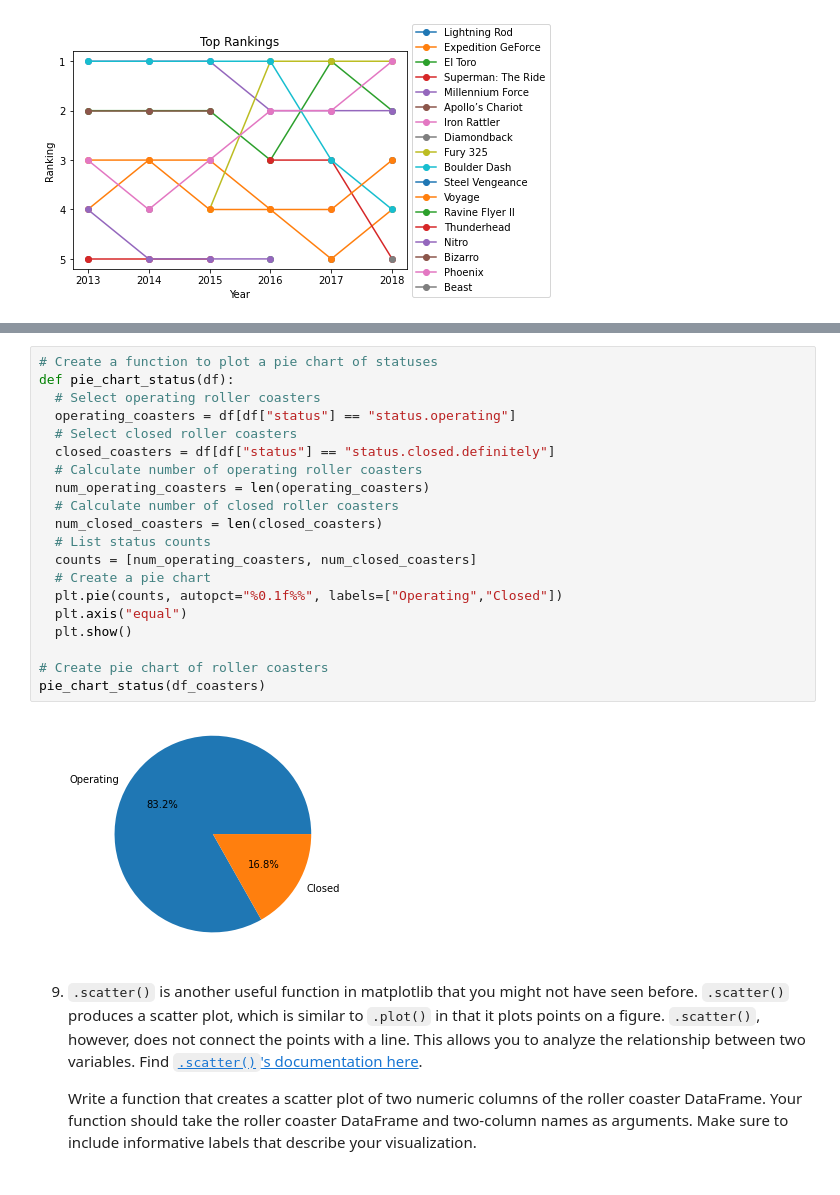
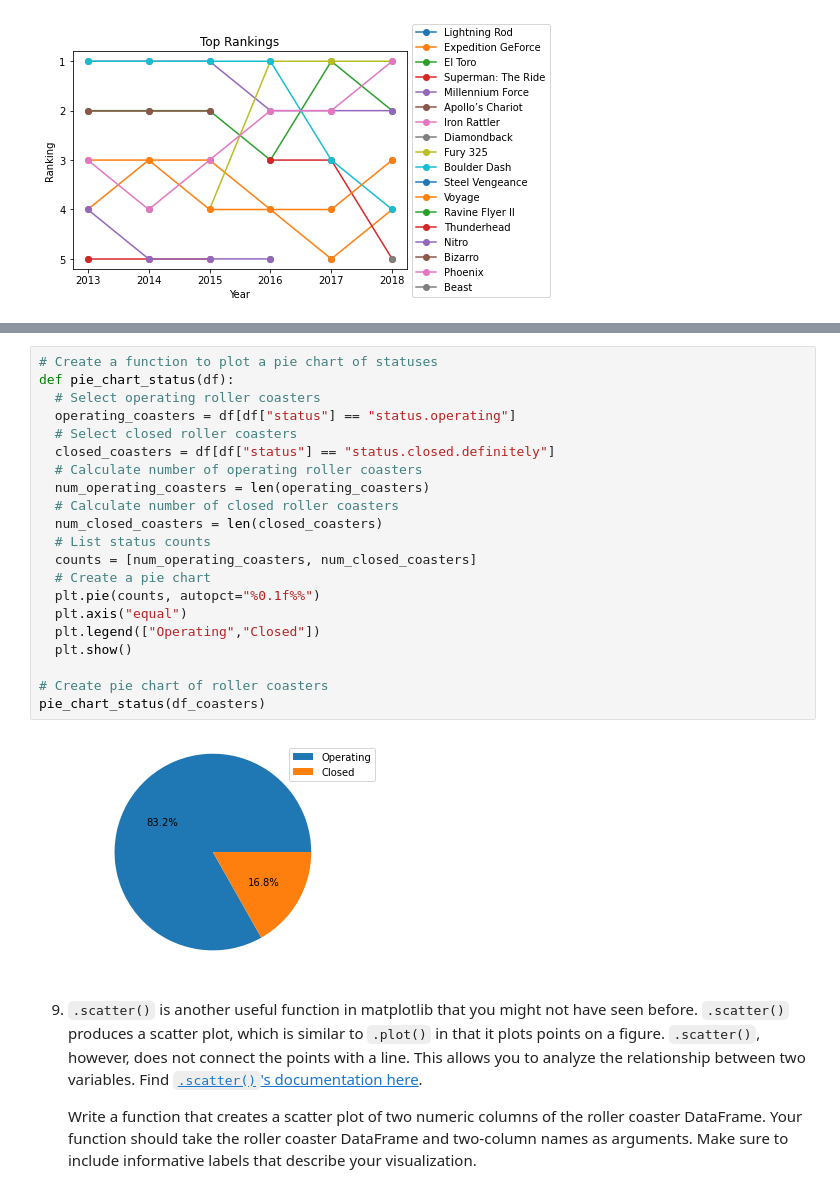
Before and after one commit to soyuz108/Roller-Coasters, a Jupyter notebook: Roller Coaster.ipynb, the cells around one changed output, grey strips where cells are left out. Cells and saved outputs as stored; diff of their text form.

```diff
--- a/Roller Coaster.ipynb
+++ b/Roller Coaster.ipynb
@@ -209,25 +217,26 @@ plot_inversions_by_coaster(df_coasters, "Six Flags Great Adventure")
 # %%
 # Create a function to plot a pie chart of statuses
 def pie_chart_status(df):
   # Select operating roller coasters
   operating_coasters = df[df["status"] == "status.operating"]
   # Select closed roller coasters
   closed_coasters = df[df["status"] == "status.closed.definitely"]
   # Calculate number of operating roller coasters
   num_operating_coasters = len(operating_coasters)
   # Calculate number of closed roller coasters
   num_closed_coasters = len(closed_coasters)
   # List status counts
   counts = [num_operating_coasters, num_closed_coasters]
   # Create a pie chart
-  plt.pie(counts, autopct="%0.1f%%", labels=["Operating","Closed"])
+  plt.pie(counts, autopct="%0.1f%%")
   plt.axis("equal")
+  plt.legend(["Operating","Closed"])
   plt.show()
 
 # Create pie chart of roller coasters
 pie_chart_status(df_coasters)
 # %% [output]
-[figure, old version]
+[figure, new version]
 # %% [markdown]
 9. `.scatter()` is another useful function in matplotlib that you might not have seen before. `.scatter()` produces a scatter plot, which is similar to `.plot()` in that it plots points on a figure. `.scatter()`, however, does not connect the points with a line. This allows you to analyze the relationship between two variables. Find [`.scatter()`'s documentation here](https://matplotlib.org/stable/api/_as_gen/matplotlib.pyplot.scatter.html).
 
```
Also changed, not shown: parts of 4 cells of this notebook.
